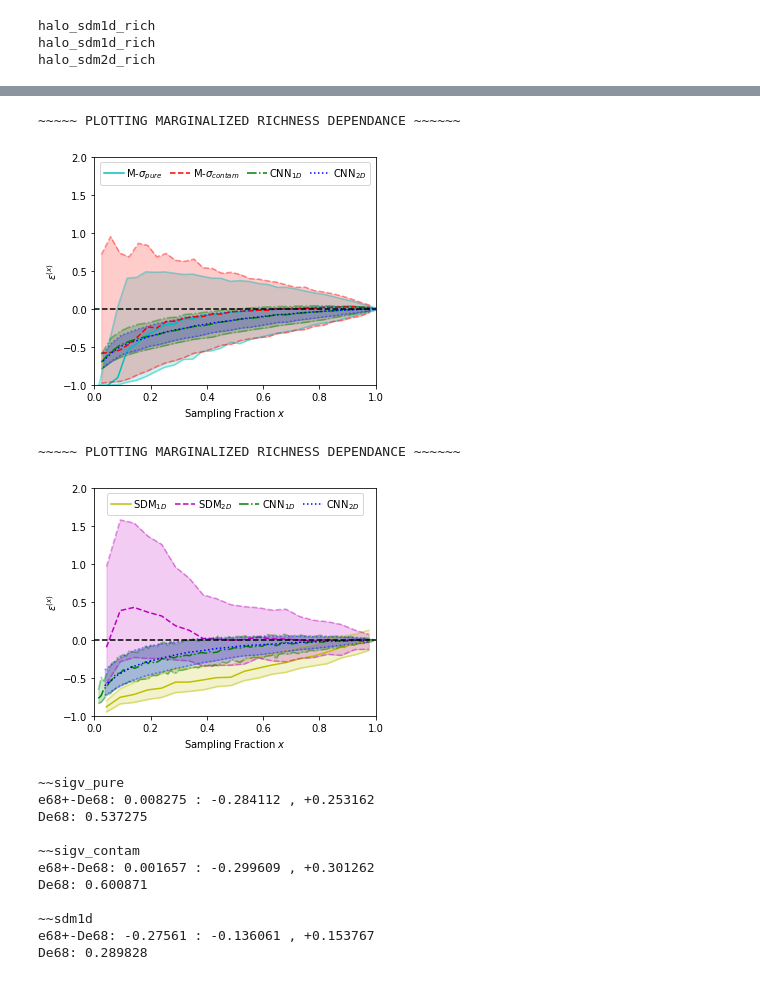
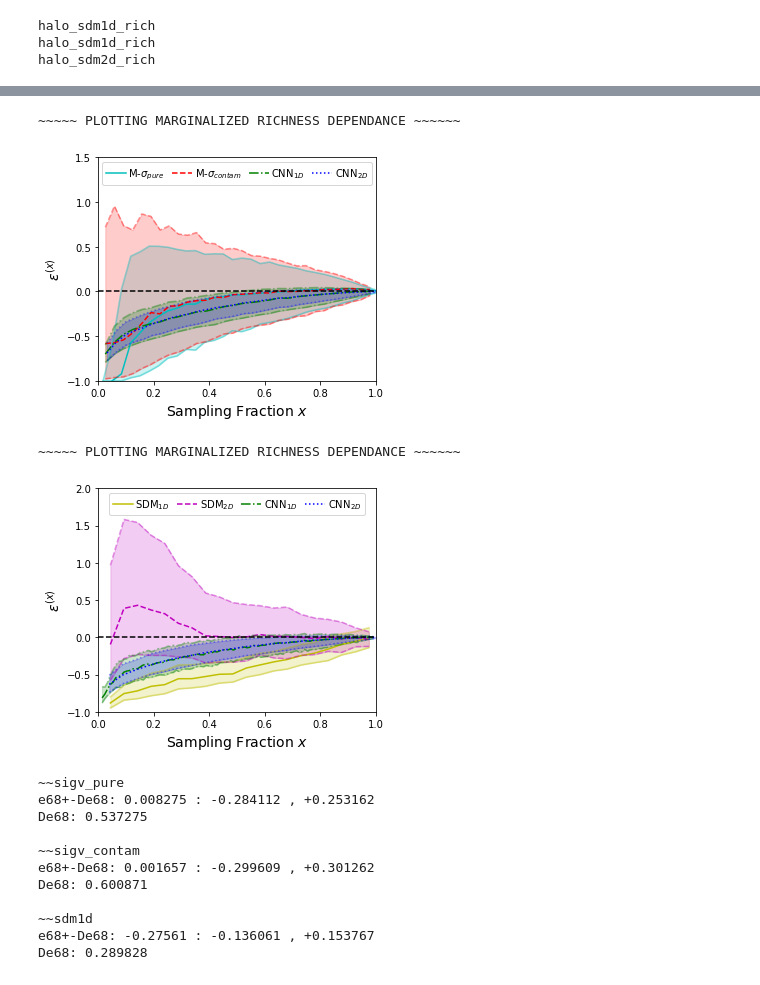
Before and after one commit to McWilliamsCenter/halo_cnn, a Jupyter notebook: notebooks/paper.ipynb, the cells around one changed output, grey strips where cells are left out. Cells and saved outputs as stored; diff of their text form; code cells hidden in the pictures.

```diff
--- a/notebooks/paper.ipynb
+++ b/notebooks/paper.ipynb
@@ -1755,39 +1759,39 @@ matt.binnedplot(data_rich_1d['rich_frac'][data_rich_1d['gen']==1], data_rich_1d[
                 n=30, percentiles = [34],lw=1.5,
                 median = True, ax=ax, log=0, c='g', label='CNN$_{1D}$',
                 names=False,alpha=0.2, err_lines=True, linestyle='-.', repl_nan=-1
                )
 # matt.binnedplot(data_rich_2d['rich_frac'][data_rich_2d['gen']==1], data_rich_2d['err_sigv'][data_rich_2d['gen']==1],
 #                 n=20, percentiles = [34,47.5],
 #                 median = True, ax=ax, log=0, c='m', label='$M(\sigma)$', names=False
 #                )
 matt.binnedplot(data_rich_2d['rich_frac'][data_rich_2d['gen']==1], data_rich_2d['err_keras'][data_rich_2d['gen']==1],
                 n=30, percentiles = [34],lw=1.5,
                 median = True, ax=ax, log=0, c='b', label='CNN$_{2D}$',
                 names=False,alpha=0.2, err_lines=True, linestyle=':', repl_nan=-1
                )
 
 
 
 ax.axhline(y = 0, linestyle='dashed', c = 'k')
 ax.set_xlim(0,1)
-ax.set_ylim(-1, 2)
-ax.set_xlabel('Sampling Fraction $x$', fontsize=10)
+ax.set_ylim(-1, 1.5)
+ax.set_xlabel('Sampling Fraction $x$', fontsize=14)
 
 if par['err_type']=='true':
-    ax.set_ylabel('$\epsilon$', fontsize=10)
+    ax.set_ylabel('$\epsilon$', fontsize=14)
 elif par['err_type'] == 'pred':
-    ax.set_ylabel('$\epsilon^{(x)}$', fontsize=10)
+    ax.set_ylabel('$\epsilon^{(x)}$', fontsize=14)
 
 l = plt.legend(ncol=5, loc=9, fontsize=10,
                handletextpad=0.25, columnspacing=0.75#, handlelength=1.3
               )
 
 plt.tight_layout()
 
-f.savefig(os.path.join(imdir,'richmargin_1.pdf'),bbox_inches='tight')
+f.savefig(os.path.join(imdir,'richmargin_1.png'),bbox_inches='tight', dpi=300)
 # %% [output]
 ~~~~~ PLOTTING MARGINALIZED RICHNESS DEPENDANCE ~~~~~~
-[figure, old version]
+[figure, new version]
 # %%
 print('\n~~~~~ PLOTTING MARGINALIZED RICHNESS DEPENDANCE ~~~~~~')
 
@@ -1824,12 +1828,12 @@ matt.binnedplot(data_rich_2d['rich_frac'][data_rich_2d['gen']==1], data_rich_2d[
 ax.axhline(y = 0, linestyle='dashed', c = 'k')
 ax.set_xlim(0,1)
 ax.set_ylim(-1, 2)
-ax.set_xlabel('Sampling Fraction $x$', fontsize=10)
+ax.set_xlabel('Sampling Fraction $x$', fontsize=14)
 
 if par['err_type']=='true':
-    ax.set_ylabel('$\epsilon$', fontsize=10)
+    ax.set_ylabel('$\epsilon$', fontsize=14)
 elif par['err_type'] == 'pred':
-    ax.set_ylabel('$\epsilon^{(x)}$', fontsize=10)
+    ax.set_ylabel('$\epsilon^{(x)}$', fontsize=14)
 
 l = plt.legend(ncol=5, loc=9, fontsize=10,
                handletextpad=0.25, columnspacing=0.75#, handlelength=1.3
@@ -1837,10 +1841,10 @@ l = plt.legend(ncol=5, loc=9, fontsize=10,
 
 plt.tight_layout()
 
-f.savefig(os.path.join(imdir,'richmargin_2.pdf'),bbox_inches='tight')
+f.savefig(os.path.join(imdir,'richmargin_2.png'),bbox_inches='tight', dpi=300)
 # %% [output]
 ~~~~~ PLOTTING MARGINALIZED RICHNESS DEPENDANCE ~~~~~~
-[figure, old version]
+[figure, new version]
 # %%
 x_range = (0.6,0.8)
 
```
Also changed, not shown: parts of 7 cells of this notebook, 41 other files.
